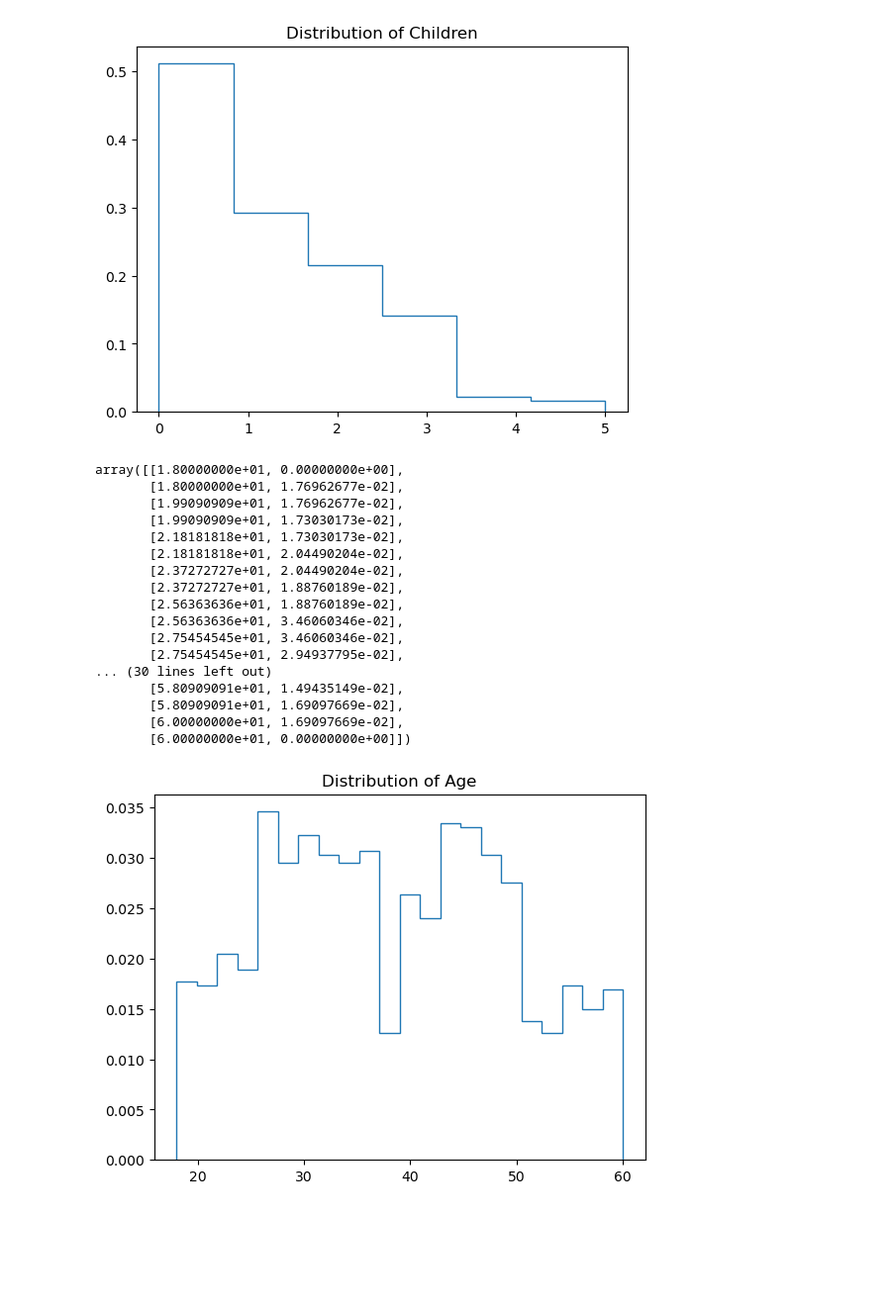
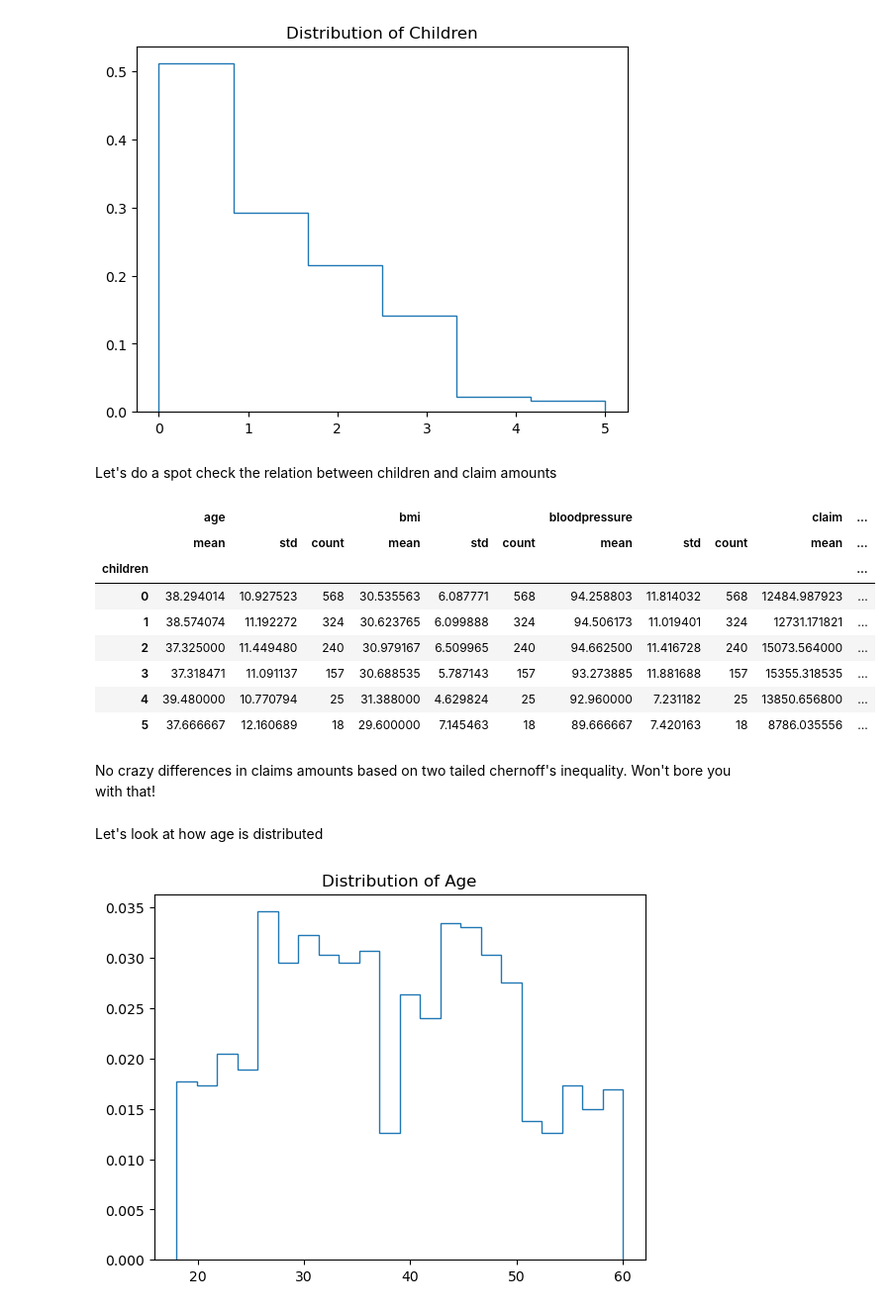
Before and after one commit to Hermaeus1/Health-Claims-P4, a Jupyter notebook: Files/Claims_Learning.ipynb, the cells around one changed output. Shown at 99% size. Drawn from its saved outputs; the diff is of its cells as text; code cells hidden in the pictures; blank space fills up the shorter version.

```diff
--- a/Files/Claims_Learning.ipynb
+++ b/Files/Claims_Learning.ipynb
@@ -41,29 +65,26 @@ ax = plt.gca()
 plt.show()
 # %% [output]
 [figure]
-# %%
-#Checking the proportions of people in each bin
-p=ax.patches
-PDF_Children = p[0].get_xy()
-PDF_Children
-# %% [output]
-array([[1.80000000e+01, 0.00000000e+00],
-       [1.80000000e+01, 1.76962677e-02],
-       [1.99090909e+01, 1.76962677e-02],
-       [1.99090909e+01, 1.73030173e-02],
-       [2.18181818e+01, 1.73030173e-02],
-       [2.18181818e+01, 2.04490204e-02],
-       [2.37272727e+01, 2.04490204e-02],
-       [2.37272727e+01, 1.88760189e-02],
-       [2.56363636e+01, 1.88760189e-02],
-       [2.56363636e+01, 3.46060346e-02],
-       [2.75454545e+01, 3.46060346e-02],
-       [2.75454545e+01, 2.94937795e-02],
-... (30 lines left out)
-       [5.80909091e+01, 1.49435149e-02],
-       [5.80909091e+01, 1.69097669e-02],
-       [6.00000000e+01, 1.69097669e-02],
-       [6.00000000e+01, 0.00000000e+00]])
+# %% [markdown]
+Let's do a spot check the relation between children and claim amounts
+# %%
+kid_df = application_df.drop(['index','PatientID'],axis=1)
+# %%
+kid_df.groupby('children').agg(['mean','std','count'])
+# %% [output]
+|  | age |  |  | bmi |  |  | bloodpressure |  |  | claim | ... |
+|  | mean | std | count | mean | std | count | mean | std | count | mean | ... |
+| children |  |  |  |  |  |  |  |  |  |  | ... |
+| 0 | 38.294014 | 10.927523 | 568 | 30.535563 | 6.087771 | 568 | 94.258803 | 11.814032 | 568 | 12484.987923 | ... |
+| 1 | 38.574074 | 11.192272 | 324 | 30.623765 | 6.099888 | 324 | 94.506173 | 11.019401 | 324 | 12731.171821 | ... |
+| 2 | 37.325000 | 11.449480 | 240 | 30.979167 | 6.509965 | 240 | 94.662500 | 11.416728 | 240 | 15073.564000 | ... |
+| 3 | 37.318471 | 11.091137 | 157 | 30.688535 | 5.787143 | 157 | 93.273885 | 11.881688 | 157 | 15355.318535 | ... |
+| 4 | 39.480000 | 10.770794 | 25 | 31.388000 | 4.629824 | 25 | 92.960000 | 7.231182 | 25 | 13850.656800 | ... |
+| 5 | 37.666667 | 12.160689 | 18 | 29.600000 | 7.145463 | 18 | 89.666667 | 7.420163 | 18 | 8786.035556 | ... |
+# %% [markdown]
+No crazy differences in claims amounts based on two tailed chernoff's inequality. Won't bore you with that!
+# %% [markdown]
+Let's look at how age is distributed
 # %%
 #Plotting the distribution of Age
 age_check = application_df['age'].value_counts()
```
Also changed, not shown: parts of 78 cells of this notebook, 2 other files.
